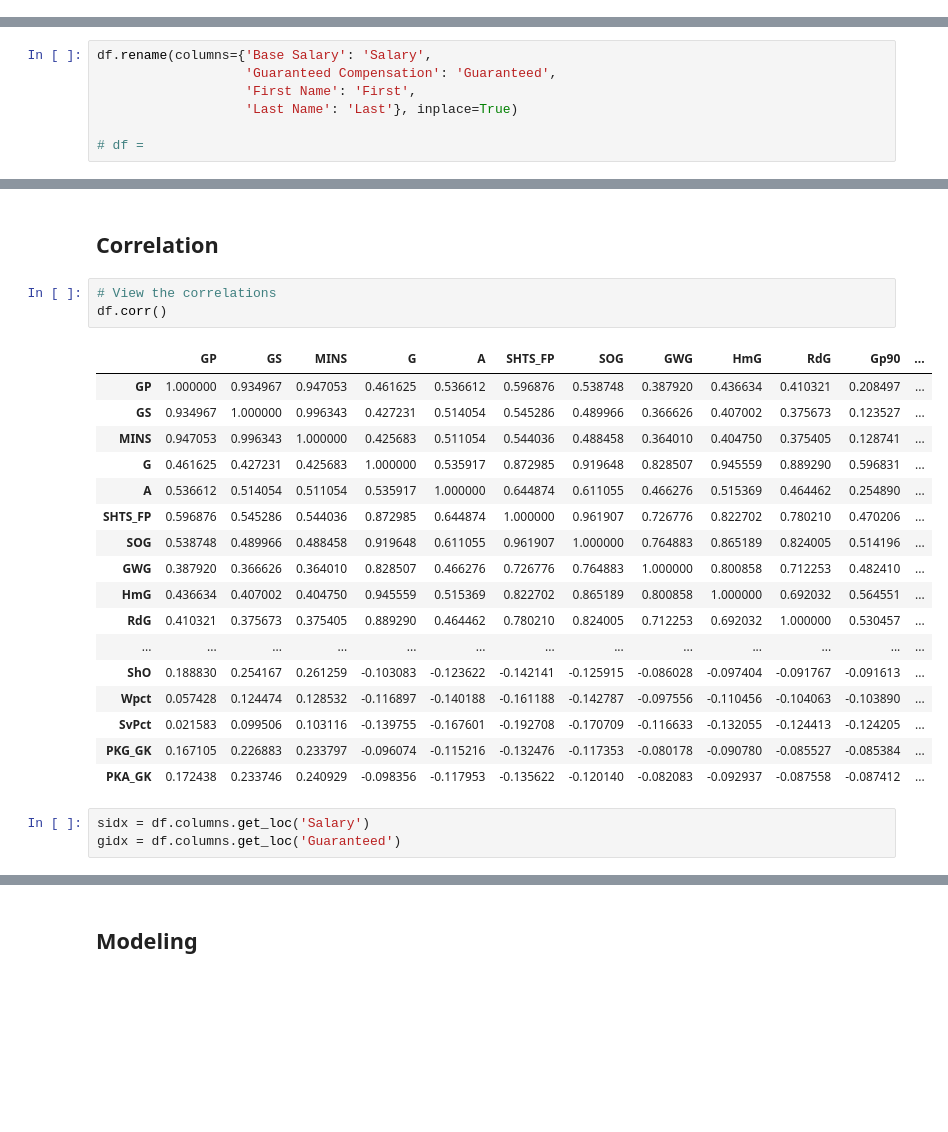
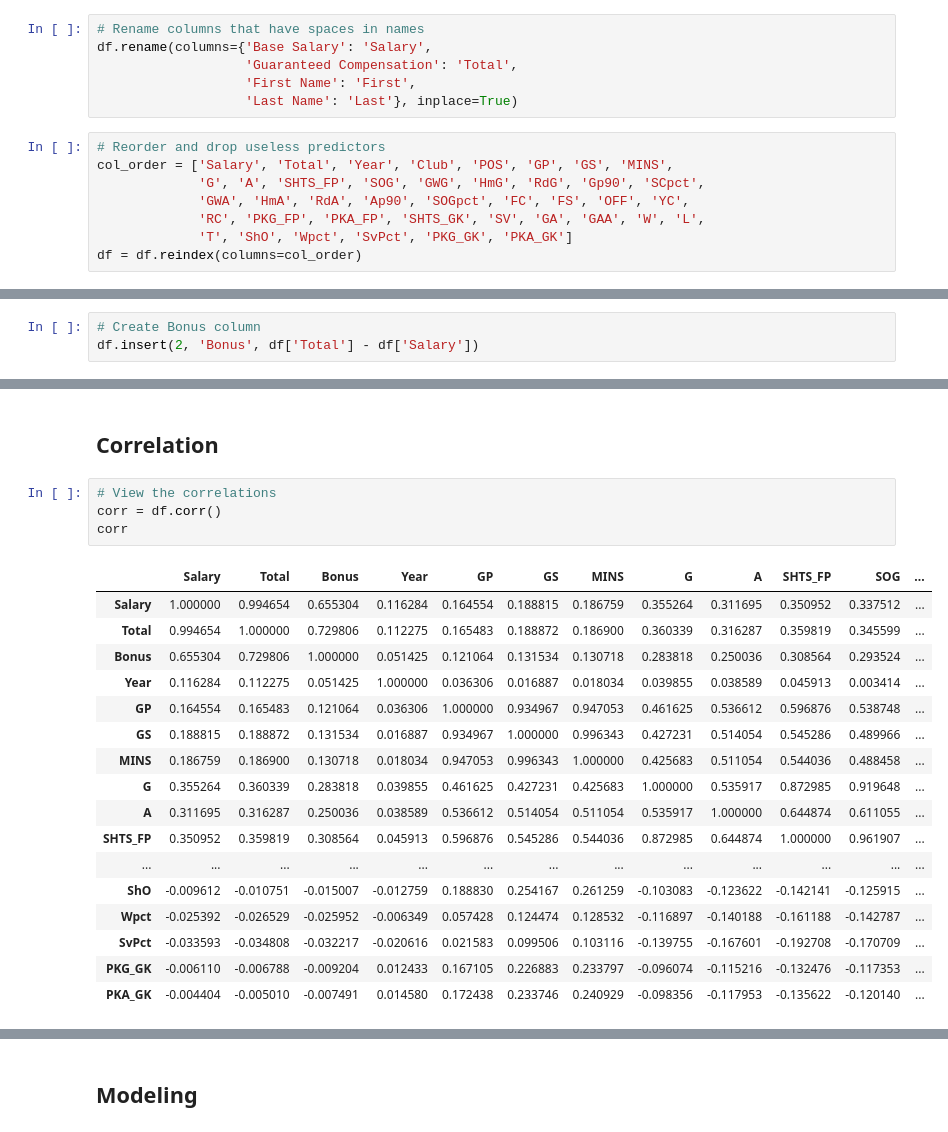
Before and after one commit to cneiderer/Class_Projects, a Jupyter notebook: Project_2/ModelBuilding.ipynb, the cells around one changed output, grey strips where cells are left out. Saved outputs shown, nothing was run; the diff lists cells and outputs as text; blank space fills up the shorter version.

```diff
--- a/Project_2/ModelBuilding.ipynb
+++ b/Project_2/ModelBuilding.ipynb
@@ -106 +110,15 @@ for col in int_cols:
+# %%
+# Rename columns that have spaces in names
+df.rename(columns={'Base Salary': 'Salary',
+                   'Guaranteed Compensation': 'Total',
+                   'First Name': 'First',
+                   'Last Name': 'Last'}, inplace=True)
+# %%
+# Reorder and drop useless predictors
+col_order = ['Salary', 'Total', 'Year', 'Club', 'POS', 'GP', 'GS', 'MINS',
+             'G', 'A', 'SHTS_FP', 'SOG', 'GWG', 'HmG', 'RdG', 'Gp90', 'SCpct',
+             'GWA', 'HmA', 'RdA', 'Ap90', 'SOGpct', 'FC', 'FS', 'OFF', 'YC',
+             'RC', 'PKG_FP', 'PKA_FP', 'SHTS_GK', 'SV', 'GA', 'GAA', 'W', 'L',
+             'T', 'ShO', 'Wpct', 'SvPct', 'PKG_GK', 'PKA_GK']
+df = df.reindex(columns=col_order)
 # %%
@@ -128,7 +143,0 @@ df.sample(20)
-# %%
-df.rename(columns={'Base Salary': 'Salary',
-                   'Guaranteed Compensation': 'Guaranteed',
-                   'First Name': 'First',
-                   'Last Name': 'Last'}, inplace=True)
-
-# df =
@@ -162,0 +152,3 @@ ceil(df.shape[1] / 10)
+# %%
+# Create Bonus column
+df.insert(2, 'Bonus', df['Total'] - df['Salary'])
@@ -164,25 +201,23 @@ ceil(df.shape[1] / 10)
 ## Correlation
 # %%
 # View the correlations
-df.corr()
+corr = df.corr()
+corr
 # %% [output]
-|  | GP | GS | MINS | G | A | SHTS_FP | SOG | GWG | HmG | RdG | Gp90 | ... |
-| GP | 1.000000 | 0.934967 | 0.947053 | 0.461625 | 0.536612 | 0.596876 | 0.538748 | 0.387920 | 0.436634 | 0.410321 | 0.208497 | ... |
-| GS | 0.934967 | 1.000000 | 0.996343 | 0.427231 | 0.514054 | 0.545286 | 0.489966 | 0.366626 | 0.407002 | 0.375673 | 0.123527 | ... |
-| MINS | 0.947053 | 0.996343 | 1.000000 | 0.425683 | 0.511054 | 0.544036 | 0.488458 | 0.364010 | 0.404750 | 0.375405 | 0.128741 | ... |
-| G | 0.461625 | 0.427231 | 0.425683 | 1.000000 | 0.535917 | 0.872985 | 0.919648 | 0.828507 | 0.945559 | 0.889290 | 0.596831 | ... |
-| A | 0.536612 | 0.514054 | 0.511054 | 0.535917 | 1.000000 | 0.644874 | 0.611055 | 0.466276 | 0.515369 | 0.464462 | 0.254890 | ... |
-| SHTS_FP | 0.596876 | 0.545286 | 0.544036 | 0.872985 | 0.644874 | 1.000000 | 0.961907 | 0.726776 | 0.822702 | 0.780210 | 0.470206 | ... |
-| SOG | 0.538748 | 0.489966 | 0.488458 | 0.919648 | 0.611055 | 0.961907 | 1.000000 | 0.764883 | 0.865189 | 0.824005 | 0.514196 | ... |
-| GWG | 0.387920 | 0.366626 | 0.364010 | 0.828507 | 0.466276 | 0.726776 | 0.764883 | 1.000000 | 0.800858 | 0.712253 | 0.482410 | ... |
-| HmG | 0.436634 | 0.407002 | 0.404750 | 0.945559 | 0.515369 | 0.822702 | 0.865189 | 0.800858 | 1.000000 | 0.692032 | 0.564551 | ... |
-| RdG | 0.410321 | 0.375673 | 0.375405 | 0.889290 | 0.464462 | 0.780210 | 0.824005 | 0.712253 | 0.692032 | 1.000000 | 0.530457 | ... |
+|  | Salary | Total | Bonus | Year | GP | GS | MINS | G | A | SHTS_FP | SOG | ... |
+| Salary | 1.000000 | 0.994654 | 0.655304 | 0.116284 | 0.164554 | 0.188815 | 0.186759 | 0.355264 | 0.311695 | 0.350952 | 0.337512 | ... |
+| Total | 0.994654 | 1.000000 | 0.729806 | 0.112275 | 0.165483 | 0.188872 | 0.186900 | 0.360339 | 0.316287 | 0.359819 | 0.345599 | ... |
+| Bonus | 0.655304 | 0.729806 | 1.000000 | 0.051425 | 0.121064 | 0.131534 | 0.130718 | 0.283818 | 0.250036 | 0.308564 | 0.293524 | ... |
+| Year | 0.116284 | 0.112275 | 0.051425 | 1.000000 | 0.036306 | 0.016887 | 0.018034 | 0.039855 | 0.038589 | 0.045913 | 0.003414 | ... |
+| GP | 0.164554 | 0.165483 | 0.121064 | 0.036306 | 1.000000 | 0.934967 | 0.947053 | 0.461625 | 0.536612 | 0.596876 | 0.538748 | ... |
+| GS | 0.188815 | 0.188872 | 0.131534 | 0.016887 | 0.934967 | 1.000000 | 0.996343 | 0.427231 | 0.514054 | 0.545286 | 0.489966 | ... |
+| MINS | 0.186759 | 0.186900 | 0.130718 | 0.018034 | 0.947053 | 0.996343 | 1.000000 | 0.425683 | 0.511054 | 0.544036 | 0.488458 | ... |
+| G | 0.355264 | 0.360339 | 0.283818 | 0.039855 | 0.461625 | 0.427231 | 0.425683 | 1.000000 | 0.535917 | 0.872985 | 0.919648 | ... |
+| A | 0.311695 | 0.316287 | 0.250036 | 0.038589 | 0.536612 | 0.514054 | 0.511054 | 0.535917 | 1.000000 | 0.644874 | 0.611055 | ... |
+| SHTS_FP | 0.350952 | 0.359819 | 0.308564 | 0.045913 | 0.596876 | 0.545286 | 0.544036 | 0.872985 | 0.644874 | 1.000000 | 0.961907 | ... |
 | ... | ... | ... | ... | ... | ... | ... | ... | ... | ... | ... | ... | ... |
-| ShO | 0.188830 | 0.254167 | 0.261259 | -0.103083 | -0.123622 | -0.142141 | -0.125915 | -0.086028 | -0.097404 | -0.091767 | -0.091613 | ... |
-| Wpct | 0.057428 | 0.124474 | 0.128532 | -0.116897 | -0.140188 | -0.161188 | -0.142787 | -0.097556 | -0.110456 | -0.104063 | -0.103890 | ... |
-| SvPct | 0.021583 | 0.099506 | 0.103116 | -0.139755 | -0.167601 | -0.192708 | -0.170709 | -0.116633 | -0.132055 | -0.124413 | -0.124205 | ... |
-| PKG_GK | 0.167105 | 0.226883 | 0.233797 | -0.096074 | -0.115216 | -0.132476 | -0.117353 | -0.080178 | -0.090780 | -0.085527 | -0.085384 | ... |
-| PKA_GK | 0.172438 | 0.233746 | 0.240929 | -0.098356 | -0.117953 | -0.135622 | -0.120140 | -0.082083 | -0.092937 | -0.087558 | -0.087412 | ... |
+| ShO | -0.009612 | -0.010751 | -0.015007 | -0.012759 | 0.188830 | 0.254167 | 0.261259 | -0.103083 | -0.123622 | -0.142141 | -0.125915 | ... |
+| Wpct | -0.025392 | -0.026529 | -0.025952 | -0.006349 | 0.057428 | 0.124474 | 0.128532 | -0.116897 | -0.140188 | -0.161188 | -0.142787 | ... |
+| SvPct | -0.033593 | -0.034808 | -0.032217 | -0.020616 | 0.021583 | 0.099506 | 0.103116 | -0.139755 | -0.167601 | -0.192708 | -0.170709 | ... |
+| PKG_GK | -0.006110 | -0.006788 | -0.009204 | 0.012433 | 0.167105 | 0.226883 | 0.233797 | -0.096074 | -0.115216 | -0.132476 | -0.117353 | ... |
+| PKA_GK | -0.004404 | -0.005010 | -0.007491 | 0.014580 | 0.172438 | 0.233746 | 0.240929 | -0.098356 | -0.117953 | -0.135622 | -0.120140 | ... |
-# %%
-sidx = df.columns.get_loc('Salary')
-gidx = df.columns.get_loc('Guaranteed')
```
Also changed, not shown: parts of 63 cells of this notebook, 1 other file.
